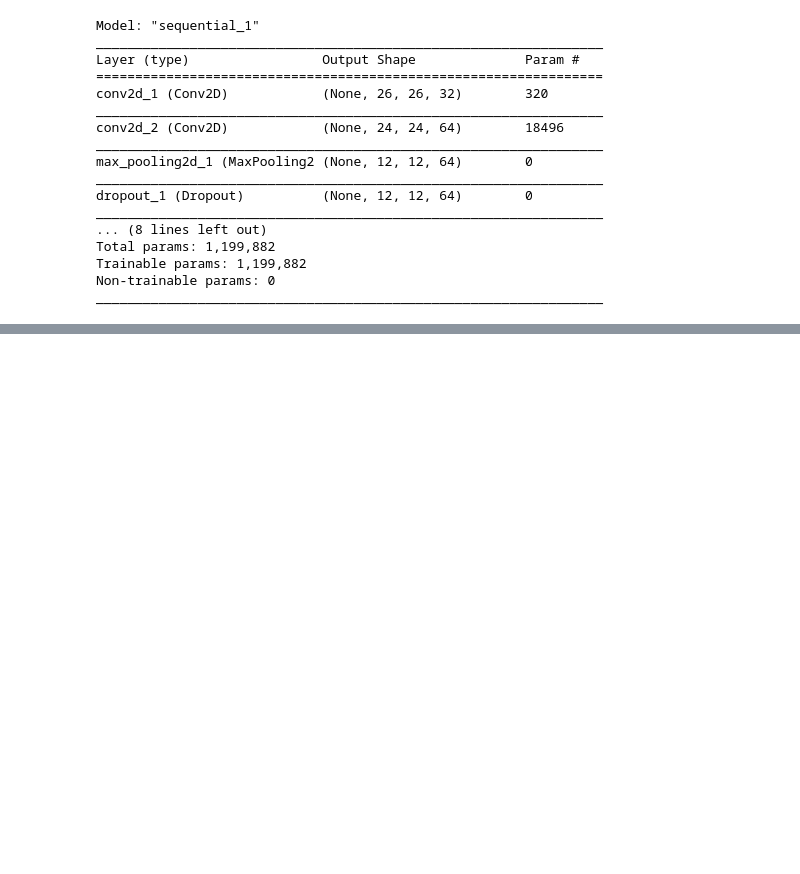
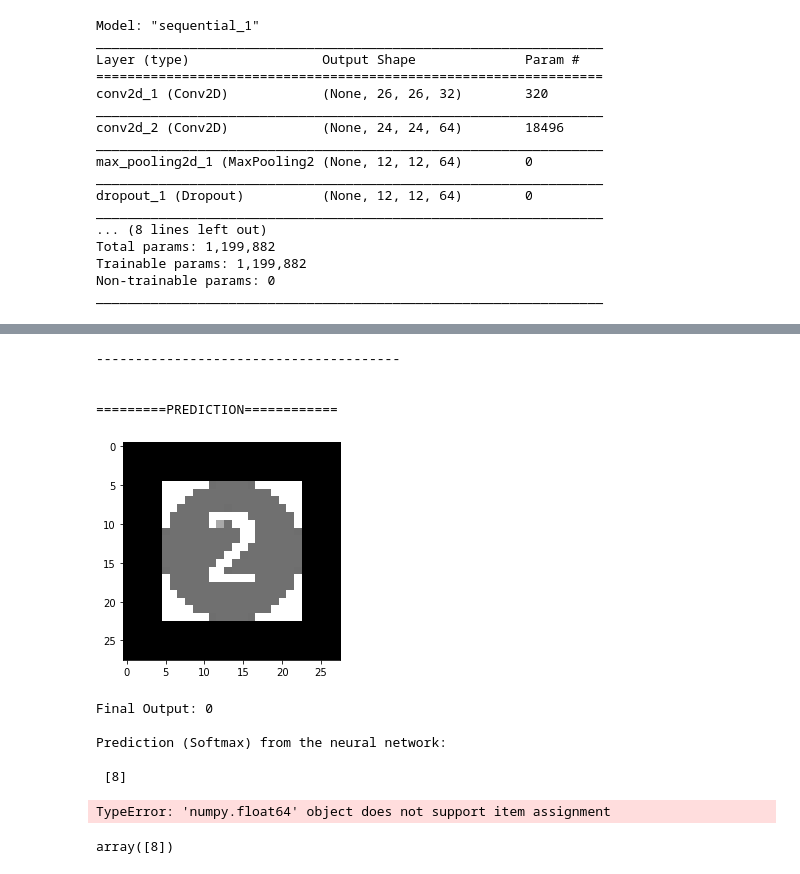
Before and after one commit to mcaupybugs/MNIST-Digit-Classifier, a Jupyter notebook: withTensorflow.ipynb, the cells around one changed output, grey strips where cells are left out. Cells and saved outputs as stored; diff of their text form; code cells hidden in the pictures; blank space fills up the shorter version.

```diff
--- a/withTensorflow.ipynb
+++ b/withTensorflow.ipynb
@@ -152,0 +179,2 @@ KeyboardInterrupt:
+# %%
+model =keras.models.load_model('./Model/digit_recog.h5')
@@ -152,0 +262,33 @@ KeyboardInterrupt:
+# %%
+for digit in preprocessed_digits:
+    prediction = model.predict(digit.reshape(1,28,28,1))
+    print ("\n\n---------------------------------------\n\n")
+    print ("=========PREDICTION============ \n\n")
+    plt.imshow(digit.reshape(28, 28), cmap="gray")
+    plt.show()
+    print("\n\nFinal Output: {}".format(np.argmax(prediction)))
+
+    print ("\nPrediction (Softmax) from the neural network:\n\n {}".format(prediction))
+
+    hard_maxed_prediction = np.zeros(prediction.shape)
+    hard_maxed_prediction[0][np.argmax(prediction)] = 1
+    print ("\n\nHard-maxed form of the prediction: \n\n {}".format(hard_maxed_prediction))
+    print ("\n\n---------------------------------------\n\n")
+
+print(prediction)
+# %% [output]
+---------------------------------------
+
+
+=========PREDICTION============
+[figure, added]
+Final Output: 0
+
+Prediction (Softmax) from the neural network:
+
+ [8]
+TypeError: 'numpy.float64' object does not support item assignment
+# %%
+model.predict_classes(preprocessed_digits[0].reshape(1,28,28,1))
+# %% [output]
+array([8])
```
Also changed, not shown: parts of 9 cells of this notebook, 5 other files.
